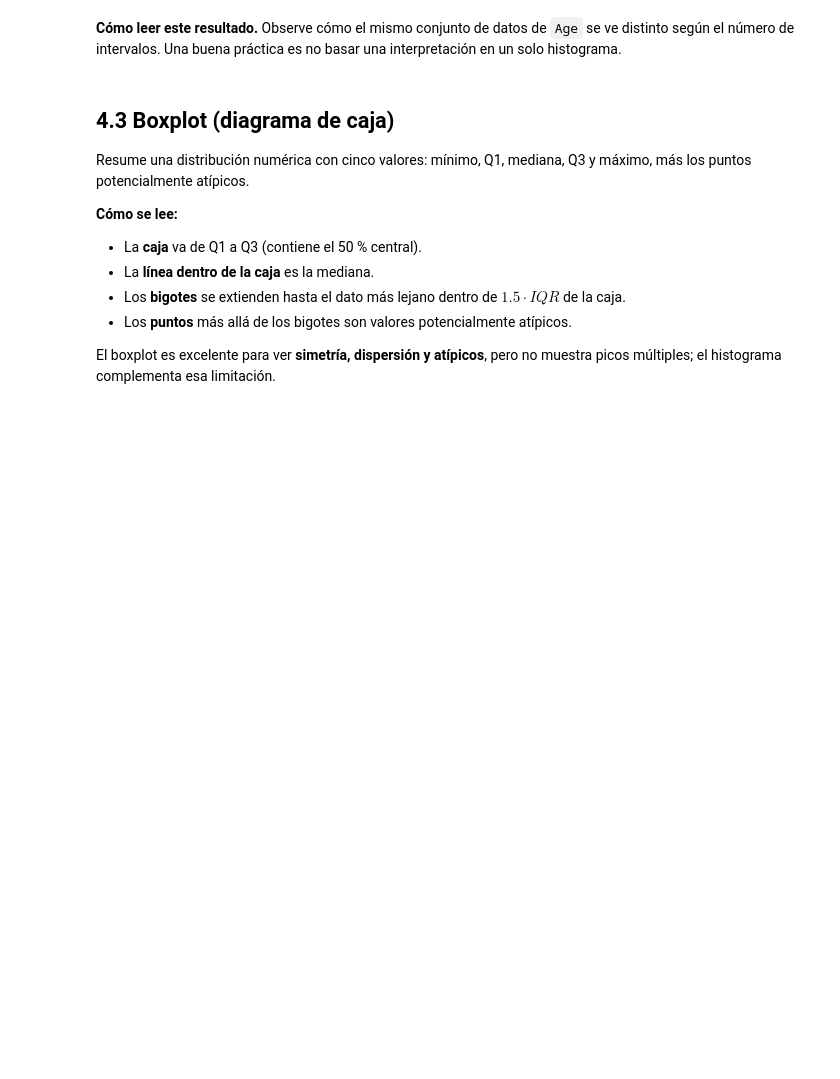
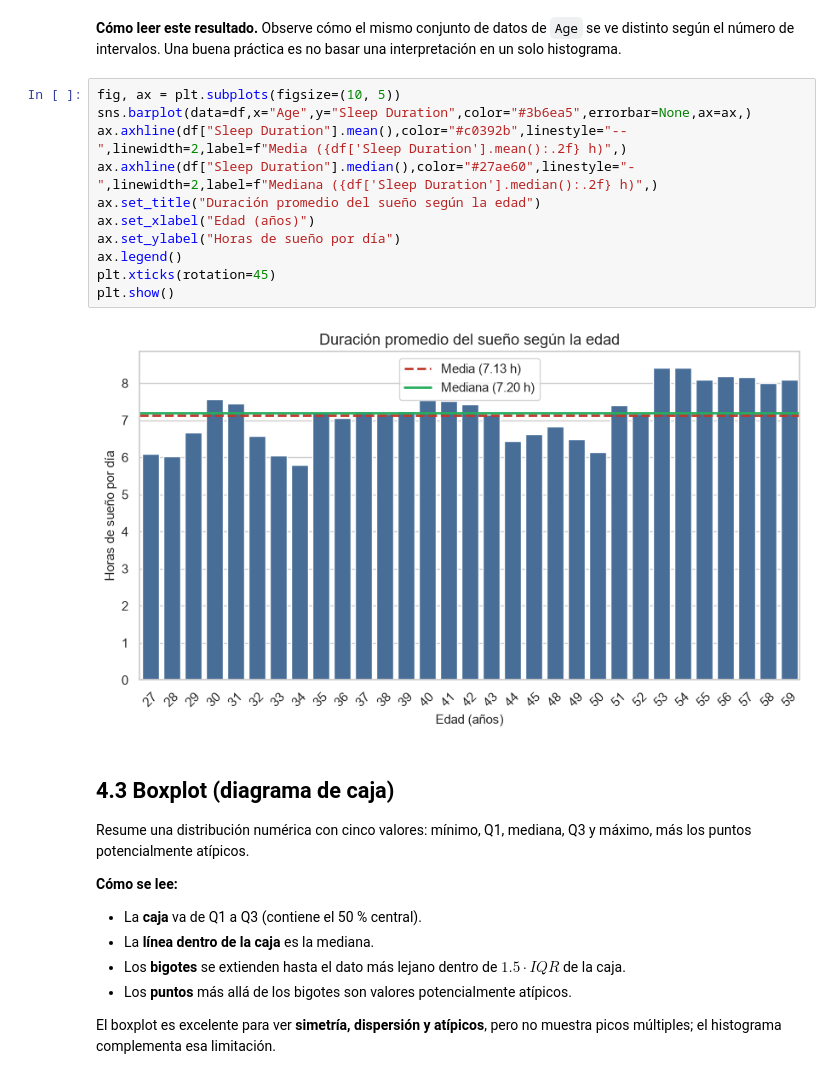
Before and after one commit to JoacoBRM/ciencia-de-datos, a Jupyter notebook: NOTEBOOKS/analisis_univariante_bivariante_sueno.ipynb, the cells around one changed output. Saved outputs shown, nothing was run; the diff lists cells and outputs as text; blank space fills up the shorter version.

Commit message:
feat: add jupyter notebooks for data analysis and unstructured/structured data review

```diff
--- a/NOTEBOOKS/analisis_univariante_bivariante_sueno.ipynb
+++ b/NOTEBOOKS/analisis_univariante_bivariante_sueno.ipynb
@@ -515,5 +545,18 @@ plt.show()
 # %% [markdown]
 **Cómo leer este resultado.** Observe cómo el mismo conjunto de datos de `Age` se ve distinto según el número de intervalos. Una buena práctica es no basar una interpretación en un solo histograma.
+# %%
+fig, ax = plt.subplots(figsize=(10, 5))
+sns.barplot(data=df,x="Age",y="Sleep Duration",color="#3b6ea5",errorbar=None,ax=ax,)
+ax.axhline(df["Sleep Duration"].mean(),color="#c0392b",linestyle="--",linewidth=2,label=f"Media ({df['Sleep Duration'].mean():.2f} h)",)
+ax.axhline(df["Sleep Duration"].median(),color="#27ae60",linestyle="-",linewidth=2,label=f"Mediana ({df['Sleep Duration'].median():.2f} h)",)
+ax.set_title("Duración promedio del sueño según la edad")
+ax.set_xlabel("Edad (años)")
+ax.set_ylabel("Horas de sueño por día")
+ax.legend()
+plt.xticks(rotation=45)
+plt.show()
+# %% [output]
+[figure, added]
 # %% [markdown]
 ## 4.3 Boxplot (diagrama de caja)
 
```
Also changed, not shown: parts of 3 cells of this notebook, 3 other files.
